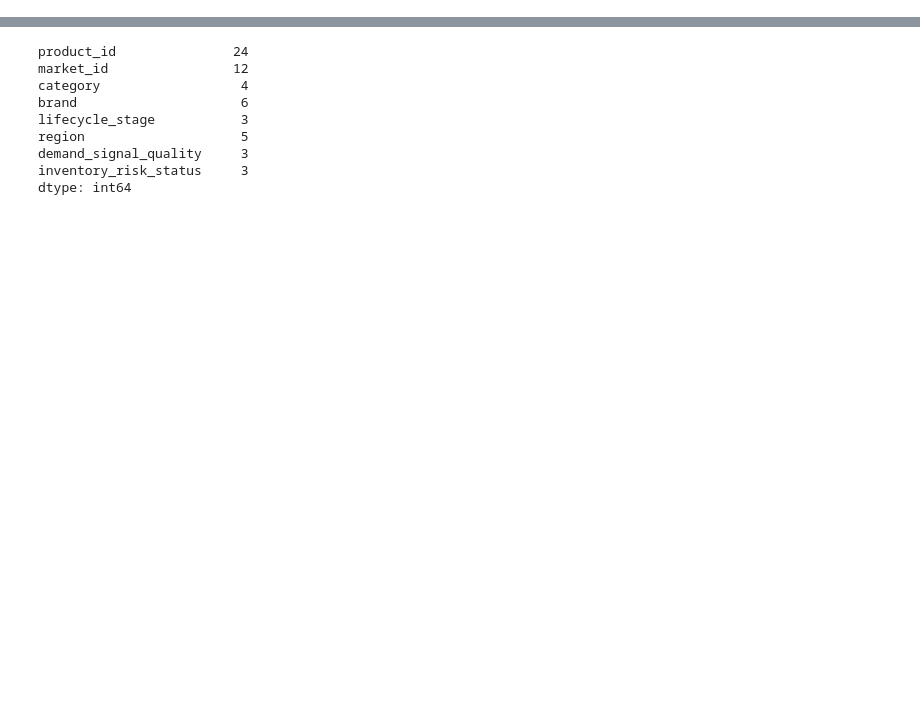
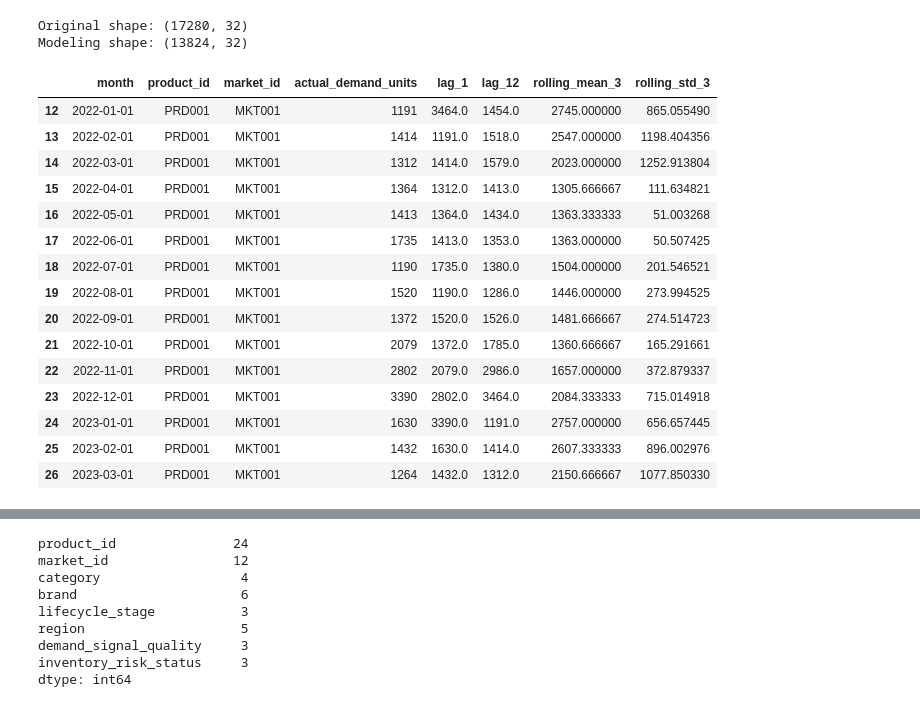
Before and after one commit to nachospreafico/supply-constrained-demand-forecasting-engine, a Jupyter notebook: notebooks/03_machine_learning_forecasting.ipynb, the cells around one changed output, grey strips where cells are left out. Saved outputs shown, nothing was run; the diff lists cells and outputs as text; code cells hidden in the pictures; blank space fills up the shorter version.

```diff
--- a/notebooks/03_machine_learning_forecasting.ipynb
+++ b/notebooks/03_machine_learning_forecasting.ipynb
@@ -258,0 +229,38 @@ print(df_model.shape)
+# %%
+df_model = df.dropna(subset=engineered_features).copy()
+
+print(f"Original shape: {df.shape}")
+print(f"Modeling shape: {df_model.shape}")
+# %% [output]
+Original shape: (17280, 32)
+Modeling shape: (13824, 32)
+# %%
+df_model[
+    [
+        "month",
+        "product_id",
+        "market_id",
+        "actual_demand_units",
+        "lag_1",
+        "lag_12",
+        "rolling_mean_3",
+        "rolling_std_3"
+    ]
+].head(15)
+# %% [output]
+|  | month | product_id | market_id | actual_demand_units | lag_1 | lag_12 | rolling_mean_3 | rolling_std_3 |
+| 12 | 2022-01-01 | PRD001 | MKT001 | 1191 | 3464.0 | 1454.0 | 2745.000000 | 865.055490 |
+| 13 | 2022-02-01 | PRD001 | MKT001 | 1414 | 1191.0 | 1518.0 | 2547.000000 | 1198.404356 |
+| 14 | 2022-03-01 | PRD001 | MKT001 | 1312 | 1414.0 | 1579.0 | 2023.000000 | 1252.913804 |
+| 15 | 2022-04-01 | PRD001 | MKT001 | 1364 | 1312.0 | 1413.0 | 1305.666667 | 111.634821 |
+| 16 | 2022-05-01 | PRD001 | MKT001 | 1413 | 1364.0 | 1434.0 | 1363.333333 | 51.003268 |
+| 17 | 2022-06-01 | PRD001 | MKT001 | 1735 | 1413.0 | 1353.0 | 1363.000000 | 50.507425 |
+| 18 | 2022-07-01 | PRD001 | MKT001 | 1190 | 1735.0 | 1380.0 | 1504.000000 | 201.546521 |
+| 19 | 2022-08-01 | PRD001 | MKT001 | 1520 | 1190.0 | 1286.0 | 1446.000000 | 273.994525 |
+| 20 | 2022-09-01 | PRD001 | MKT001 | 1372 | 1520.0 | 1526.0 | 1481.666667 | 274.514723 |
+| 21 | 2022-10-01 | PRD001 | MKT001 | 2079 | 1372.0 | 1785.0 | 1360.666667 | 165.291661 |
+| 22 | 2022-11-01 | PRD001 | MKT001 | 2802 | 2079.0 | 2986.0 | 1657.000000 | 372.879337 |
+| 23 | 2022-12-01 | PRD001 | MKT001 | 3390 | 2802.0 | 3464.0 | 2084.333333 | 715.014918 |
+| 24 | 2023-01-01 | PRD001 | MKT001 | 1630 | 3390.0 | 1191.0 | 2757.000000 | 656.657445 |
+| 25 | 2023-02-01 | PRD001 | MKT001 | 1432 | 1630.0 | 1414.0 | 2607.333333 | 896.002976 |
+| 26 | 2023-03-01 | PRD001 | MKT001 | 1264 | 1432.0 | 1312.0 | 2150.666667 | 1077.850330 |
```
Also changed, not shown: parts of 73 cells of this notebook, 7 other files.
